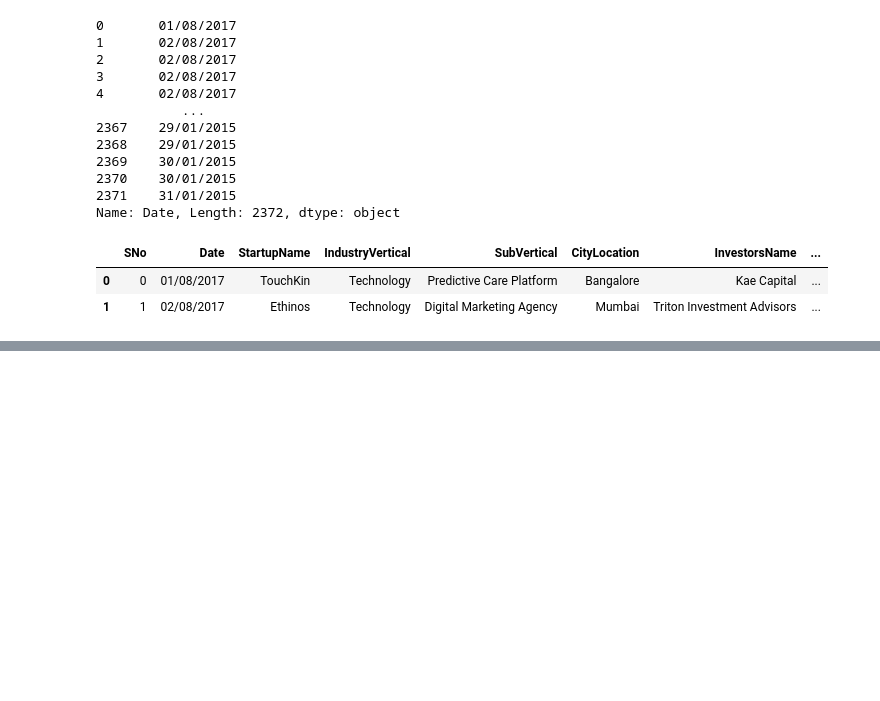
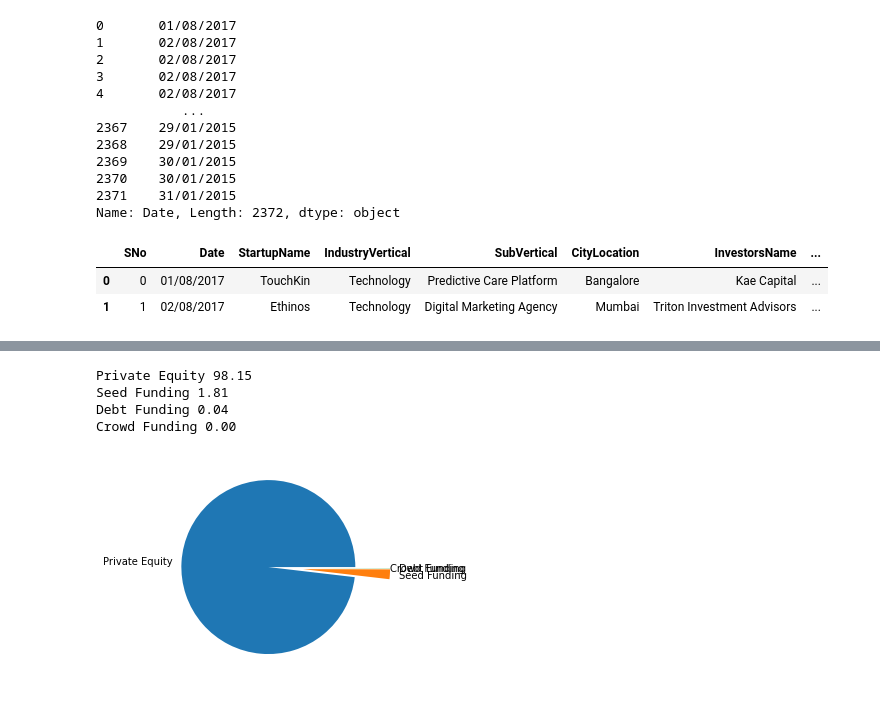
Before and after one commit to Gauravkhetwal/DataScience, a Jupyter notebook: 14. Project-Case Study(Part-1)/Startup_funding_solution.ipynb, the cells around one changed output, grey strips where cells are left out. Saved outputs shown, nothing was run; the diff lists cells and outputs as text; code cells hidden in the pictures; blank space fills up the shorter version.

```diff
--- a/14. Project-Case Study(Part-1)/Startup_funding_solution.ipynb
+++ b/14. Project-Case Study(Part-1)/Startup_funding_solution.ipynb
@@ -195,0 +293,5 @@ plt.show()
+# %%
+df = pd.read_csv('startup_funding.csv')
+df['InvestmentType'].replace('PrivateEquity','Private Equity',inplace = True)
+df['InvestmentType'].replace('SeedFunding','Seed Funding',inplace = True)
+df['InvestmentType'].replace('Crowd funding','Crowd Funding',inplace = True)
@@ -195,0 +306,28 @@ plt.show()
+# %%
+df.AmountInUSD.fillna(0,inplace = True)
+df = df[df['InvestmentType'].notna()]
+df['AmountInUSD'] = df['AmountInUSD'].astype(str)
+df['AmountInUSD'] = df['AmountInUSD'].apply(removeComma)
+df['AmountInUSD'] = df['AmountInUSD'].astype(float)
+dict_investment = {}
+for i in range(len(df['InvestmentType'])):
+    dict_investment[df['InvestmentType'].iloc[i]]  = dict_investment.get(df['InvestmentType'].iloc[i],0)+ df['AmountInUSD'].iloc[i]
+
+amount_per_investment = list(dict_investment.values())
+total_Amount = sum(amount_per_investment)
+def findKey(val):
+    for i in dict_investment.keys():
+        if dict_investment[i] == val:
+            return i
+
+for i in range(len(df['InvestmentType'].unique())):
+    percenatage = (amount_per_investment[i]/total_Amount)*100
+    print(findKey(amount_per_investment[i]),format(percenatage,'.2f'))
+plt.pie(amount_per_investment,explode = [0.2,0.2,0.2,0.1],labels =df['InvestmentType'].unique() )
+plt.show()
+# %% [output]
+Private Equity 98.15
+Seed Funding 1.81
+Debt Funding 0.04
+Crowd Funding 0.00
+[figure, added]
```
Also changed, not shown: parts of 18 cells of this notebook.
